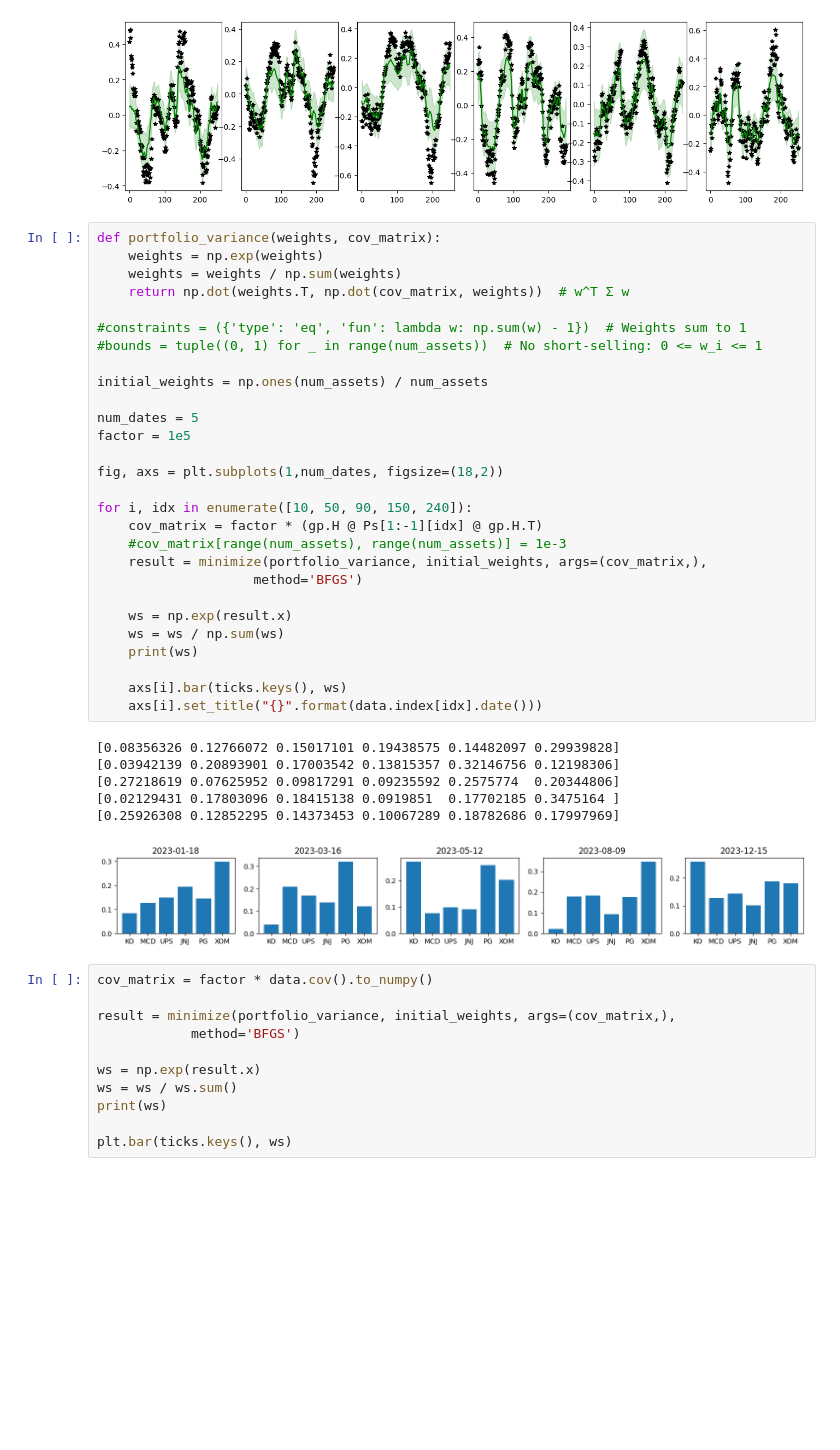
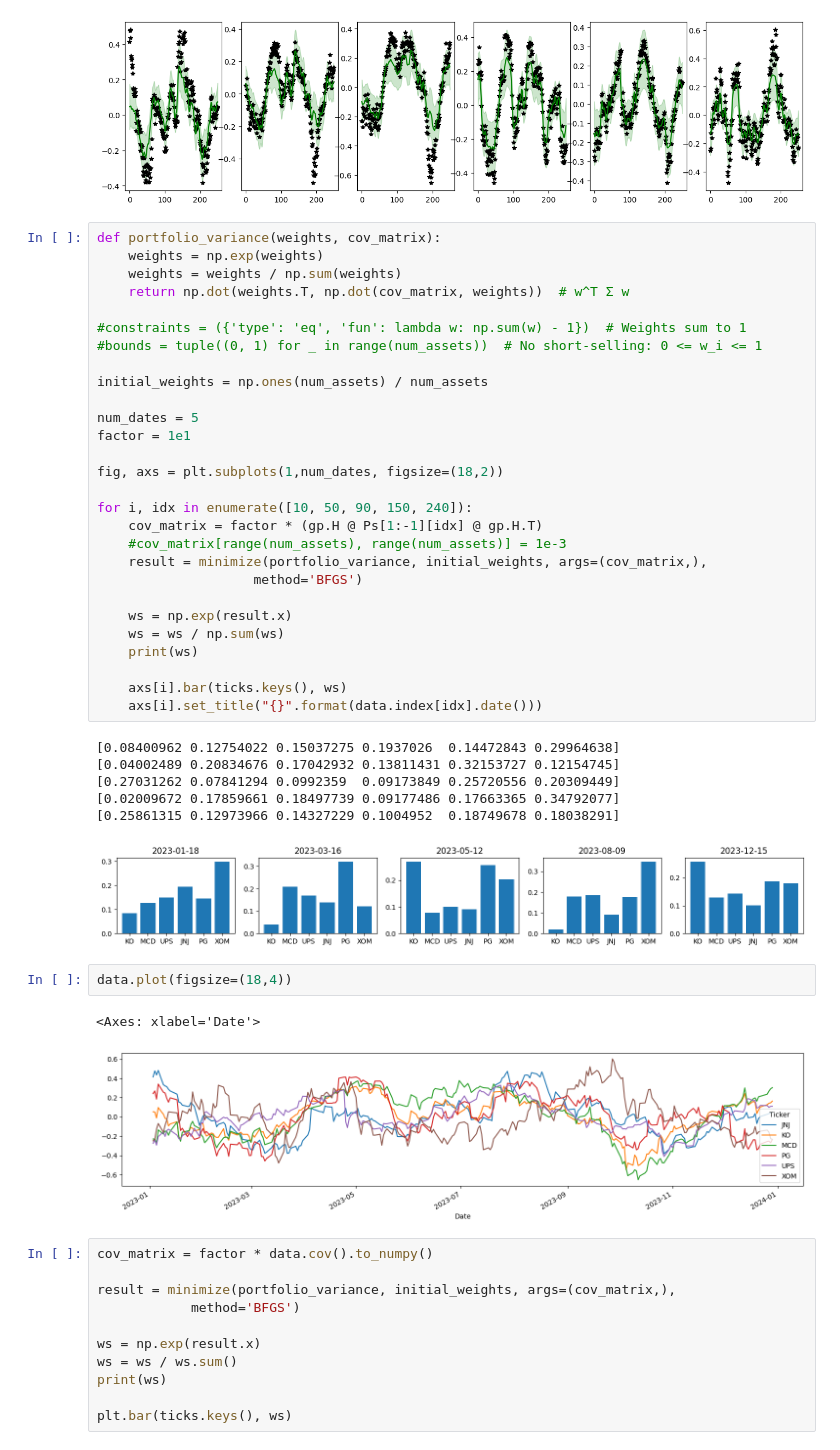
Before and after one commit to williamlaplante/ST-RCGP, a Jupyter notebook: experiments/financial-applications/portfolio-optimization/data-exploration.ipynb, the cells around one changed output. Drawn from its saved outputs; the diff is of its cells as text; blank space fills up the shorter version.

```diff
--- a/experiments/financial-applications/portfolio-optimization/data-exploration.ipynb
+++ b/experiments/financial-applications/portfolio-optimization/data-exploration.ipynb
@@ -129,7 +129,7 @@ def portfolio_variance(weights, cov_matrix):
 initial_weights = np.ones(num_assets) / num_assets
 
 num_dates = 5
-factor = 1e5
+factor = 1e1
 
 fig, axs = plt.subplots(1,num_dates, figsize=(18,2))
 
@@ -146,12 +146,17 @@ for i, idx in enumerate([10, 50, 90, 150, 240]):
     axs[i].bar(ticks.keys(), ws)
     axs[i].set_title("{}".format(data.index[idx].date()))
 # %% [output]
-[0.08356326 0.12766072 0.15017101 0.19438575 0.14482097 0.29939828]
-[0.03942139 0.20893901 0.17003542 0.13815357 0.32146756 0.12198306]
-[0.27218619 0.07625952 0.09817291 0.09235592 0.2575774  0.20344806]
-[0.02129431 0.17803096 0.18415138 0.0919851  0.17702185 0.3475164 ]
-[0.25926308 0.12852295 0.14373453 0.10067289 0.18782686 0.17997969]
+[0.08400962 0.12754022 0.15037275 0.1937026  0.14472843 0.29964638]
+[0.04002489 0.20834676 0.17042932 0.13811431 0.32153727 0.12154745]
+[0.27031262 0.07841294 0.0992359  0.09173849 0.25720556 0.20309449]
+[0.02009672 0.17859661 0.18497739 0.09177486 0.17663365 0.34792077]
+[0.25861315 0.12973966 0.14327229 0.1004952  0.18749678 0.18038291]
 [figure]
+# %%
+data.plot(figsize=(18,4))
+# %% [output]
+<Axes: xlabel='Date'>
+[figure, added]
 # %%
 cov_matrix = factor * data.cov().to_numpy()
 
```
Also changed, not shown: parts of 1 cell of this notebook, 2 other files.
